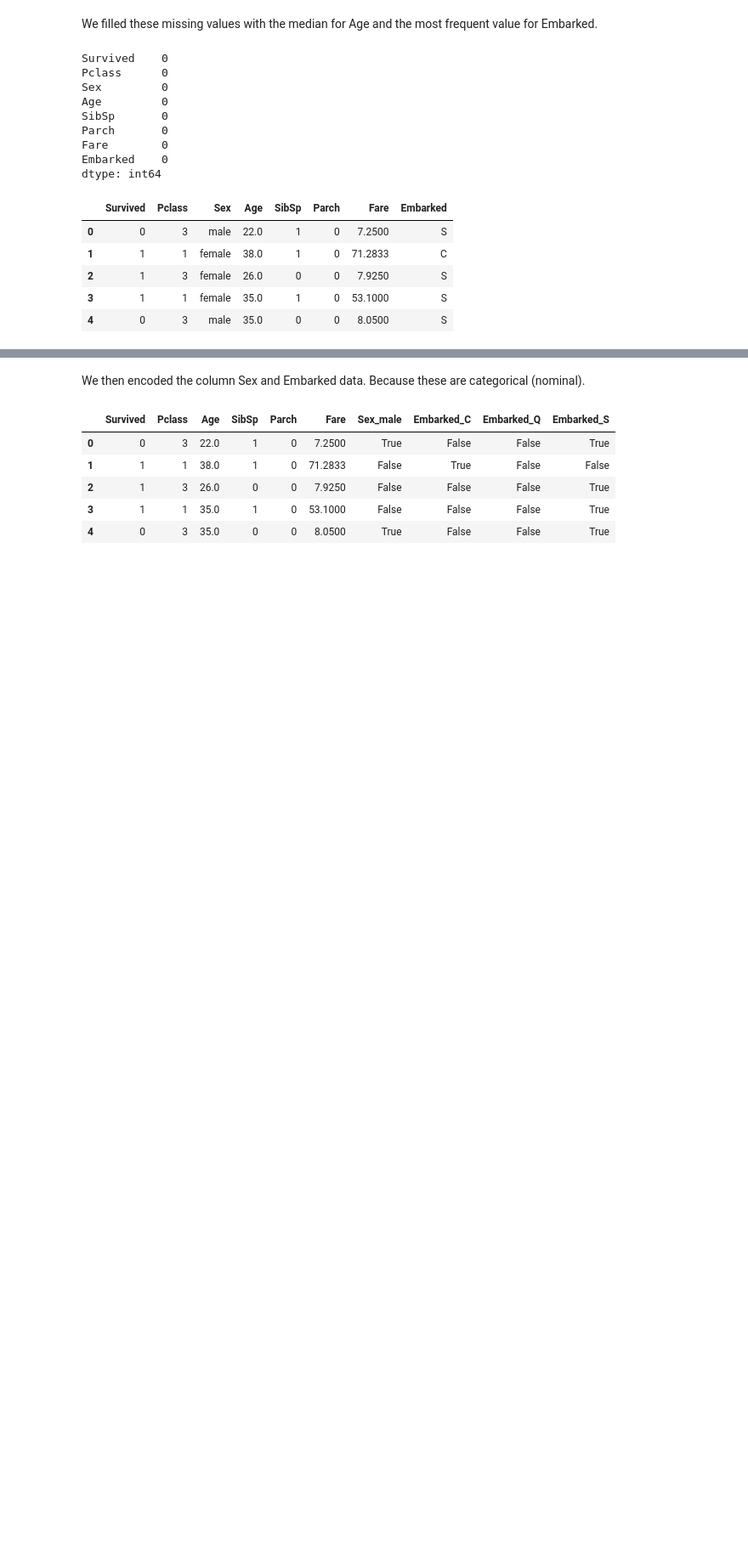
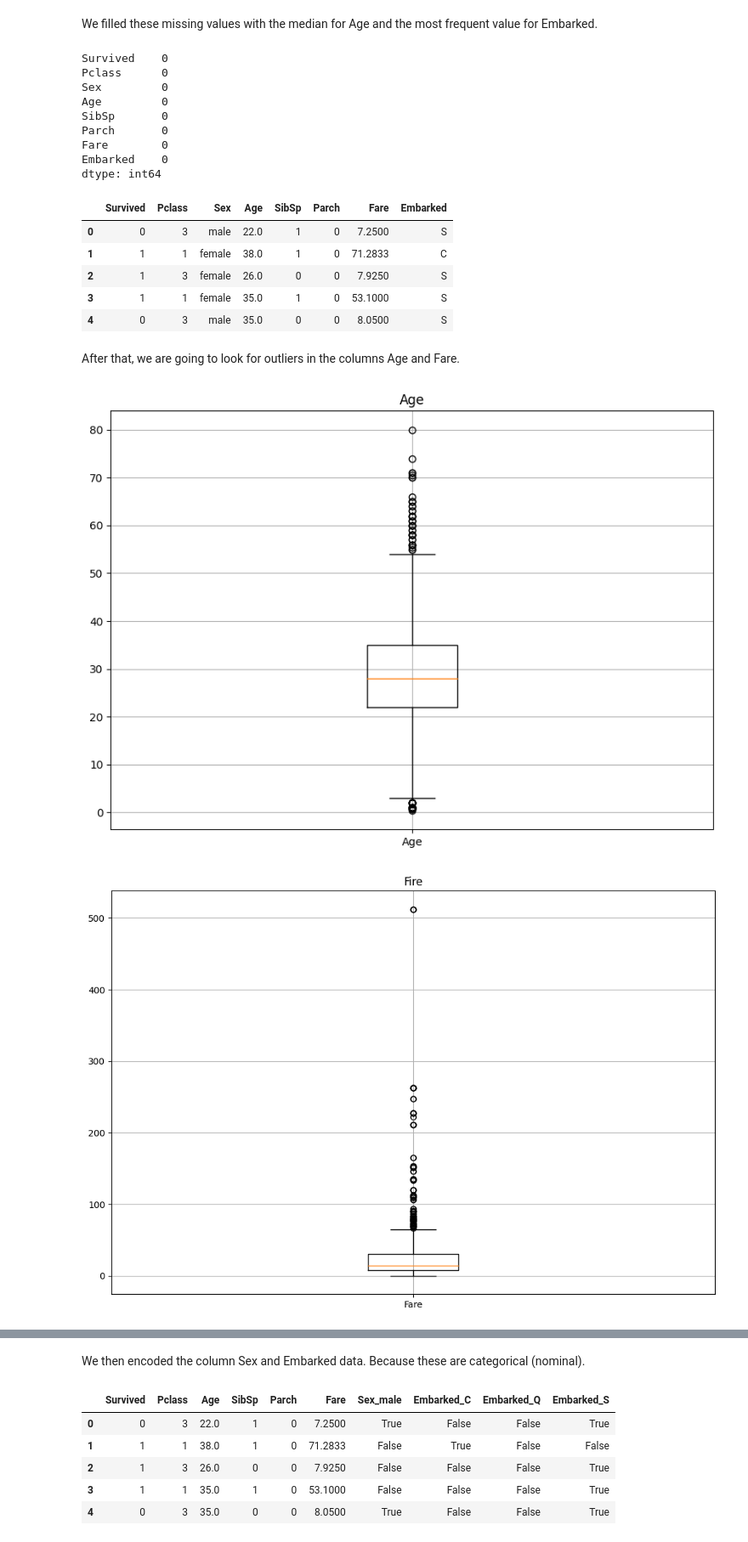
Before and after one commit to MarcelinaSiwka/MEM, a Jupyter notebook: Titanic/titanic_EDA.ipynb, the cells around one changed output, grey strips where cells are left out. Shown at 85% size. Drawn from its saved outputs; the diff is of its cells as text; code cells hidden in the pictures; blank space fills up the shorter version.

```diff
--- a/Titanic/titanic_EDA.ipynb
+++ b/Titanic/titanic_EDA.ipynb
@@ -91,3 +91,29 @@ dtype: int64
 | 2 | 1 | 3 | female | 26.0 | 0 | 0 | 7.9250 | S |
 | 3 | 1 | 1 | female | 35.0 | 1 | 0 | 53.1000 | S |
 | 4 | 0 | 3 | male | 35.0 | 0 | 0 | 8.0500 | S |
+# %% [markdown]
+After that, we are going to look for outliers in the columns Age and Fare.
+# %%
+Age = df_encoded['Age']
+
+
+fig = plt.figure(figsize =(10, 7))
+ax = fig.add_subplot(111)
+ax.set_xticklabels(['Age'])
+plt.title("Age")
+plt.grid()
+# Creating plot
+plt.boxplot(Age)
+
+Fair = df_encoded['Fare']
+fig = plt.figure(figsize =(10, 7))
+ax = fig.add_subplot(111)
+ax.set_xticklabels(['Fare'])
+plt.title("Fire")
+plt.grid()
+plt.boxplot(Fair)
+plt.tight_layout()
+plt.show()
+# %% [output]
+[figure, added]
+[figure, added]
```
Also changed, not shown: parts of 7 cells of this notebook, 5 other files.
